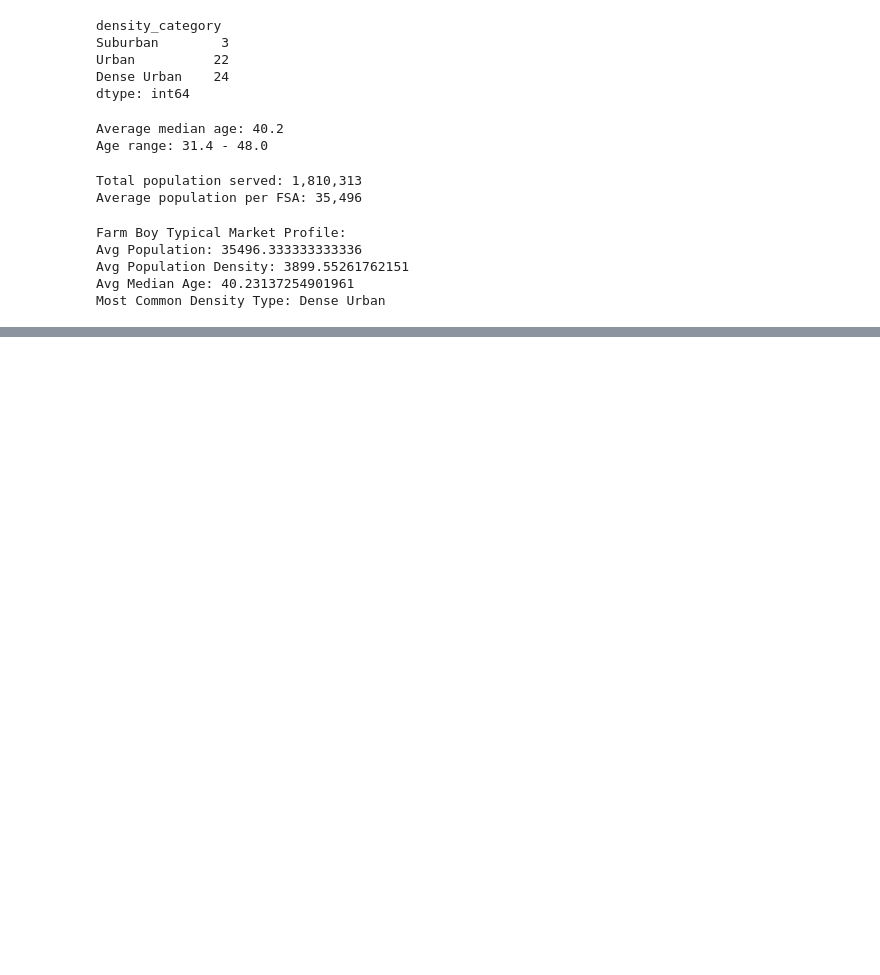
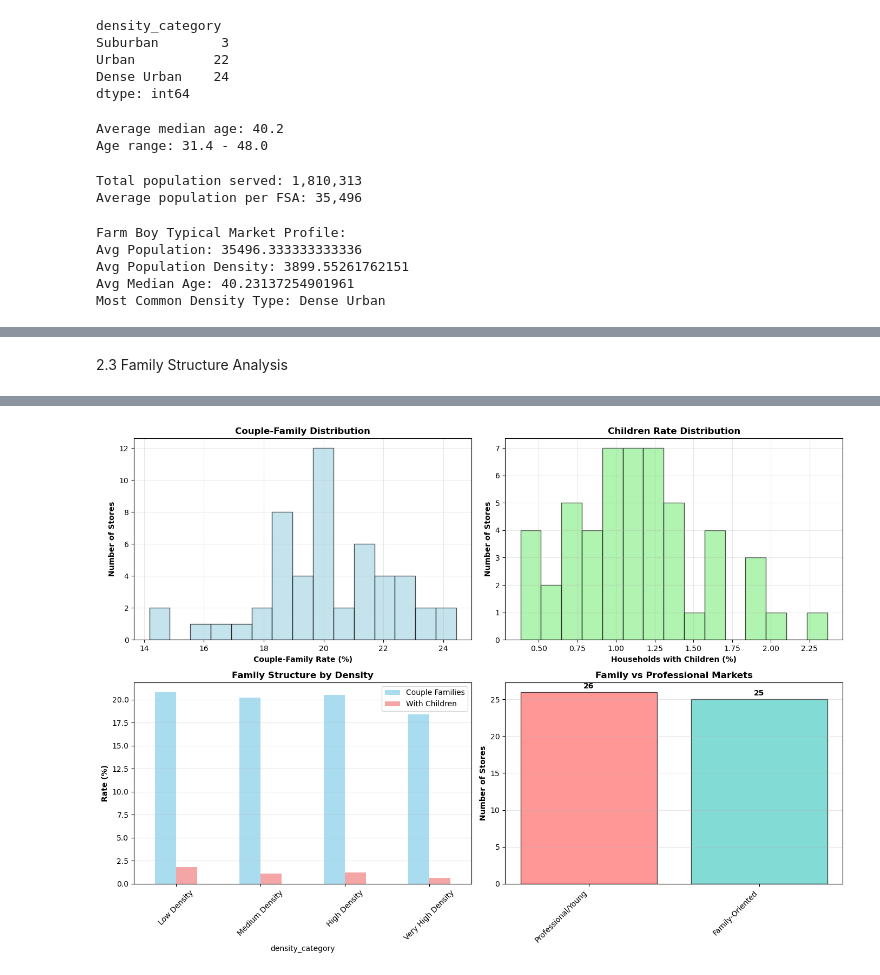
Before and after one commit to jordanchow1/farmboy_expansion, a Jupyter notebook: farmboy_eda.ipynb, the cells around one changed output, grey strips where cells are left out. Cells and saved outputs as stored; diff of their text form; code cells hidden in the pictures; blank space fills up the shorter version.

```diff
--- a/farmboy_eda.ipynb
+++ b/farmboy_eda.ipynb
@@ -78,0 +326,77 @@ Most Common Density Type: Dense Urban
+# %% [markdown]
+2.3 Family Structure Analysis
+# %%
+print("\n" + "="*70)
+print("FAMILY STRUCTURE ANALYSIS")
+print("="*70)
+
+# Basic statistics
+print(f"\nCouple-Family Rate Statistics:")
+print(df['couple_family_rate'].describe())
+
+print(f"\nChildren Rate Statistics:")
+print(df['children_rate'].describe())
+
+# By age category
+print("\nFamily Structure by Age Category:")
+family_by_age = df.groupby('age_category')[['couple_family_rate', 'children_rate']].mean()
+print(family_by_age)
+
+# By density
+print("\nFamily Structure by Density:")
+family_by_density = df.groupby('density_category')[['couple_family_rate', 'children_rate']].mean()
+print(family_by_density)
+
+# Identify family-oriented vs professional markets
+median_children = df['children_rate'].median()
+df['market_type'] = df['children_rate'].apply(
+    lambda x: 'Family-Oriented' if x > median_children else 'Professional/Young'
+)
+
+print(f"\nMarket Type Distribution:")
+print(df['market_type'].value_counts())
+
+# Visualization
+fig, axes = plt.subplots(2, 2, figsize=(14, 10))
+
+# Couple family rate distribution
+axes[0, 0].hist(df['couple_family_rate'], bins=15, edgecolor='black',
+                alpha=0.7, color='lightblue')
+axes[0, 0].set_xlabel('Couple-Family Rate (%)', fontweight='bold')
+axes[0, 0].set_ylabel('Number of Stores', fontweight='bold')
+axes[0, 0].set_title('Couple-Family Distribution', fontweight='bold')
+axes[0, 0].grid(alpha=0.3)
+
+# Children rate distribution
+axes[0, 1].hist(df['children_rate'], bins=15, edgecolor='black',
+                alpha=0.7, color='lightgreen')
+axes[0, 1].set_xlabel('Households with Children (%)', fontweight='bold')
+axes[0, 1].set_ylabel('Number of Stores', fontweight='bold')
+axes[0, 1].set_title('Children Rate Distribution', fontweight='bold')
+axes[0, 1].grid(alpha=0.3)
+
+# Family rate by density
+family_by_density.plot(kind='bar', ax=axes[1, 0], rot=45,
+                        color=['skyblue', 'lightcoral'], alpha=0.7)
+axes[1, 0].set_ylabel('Rate (%)', fontweight='bold')
+axes[1, 0].set_title('Family Structure by Density', fontweight='bold')
+axes[1, 0].legend(['Couple Families', 'With Children'])
+axes[1, 0].grid(alpha=0.3, axis='y')
+
+# Family vs professional markets
+market_counts = df['market_type'].value_counts()
+axes[1, 1].bar(range(len(market_counts)), market_counts.values,
+               color=['#FF6B6B', '#4ECDC4'], alpha=0.7, edgecolor='black')
+axes[1, 1].set_xticks(range(len(market_counts)))
+axes[1, 1].set_xticklabels(market_counts.index, rotation=45, ha='right')
+axes[1, 1].set_ylabel('Number of Stores', fontweight='bold')
+axes[1, 1].set_title('Family vs Professional Markets', fontweight='bold')
+axes[1, 1].grid(alpha=0.3, axis='y')
+
+for i, v in enumerate(market_counts.values):
+    axes[1, 1].text(i, v + 0.5, str(v), ha='center', fontweight='bold')
+
+plt.tight_layout()
+plt.savefig('family_structure_analysis.png', dpi=300, bbox_inches='tight')
+print("\n✓ Family structure visualization saved!")
+# %% [output]
@@ -78,0 +420 @@ Most Common Density Type: Dense Urban
+[figure, added]
```
Also changed, not shown: parts of 33 cells of this notebook, 4 other files.
